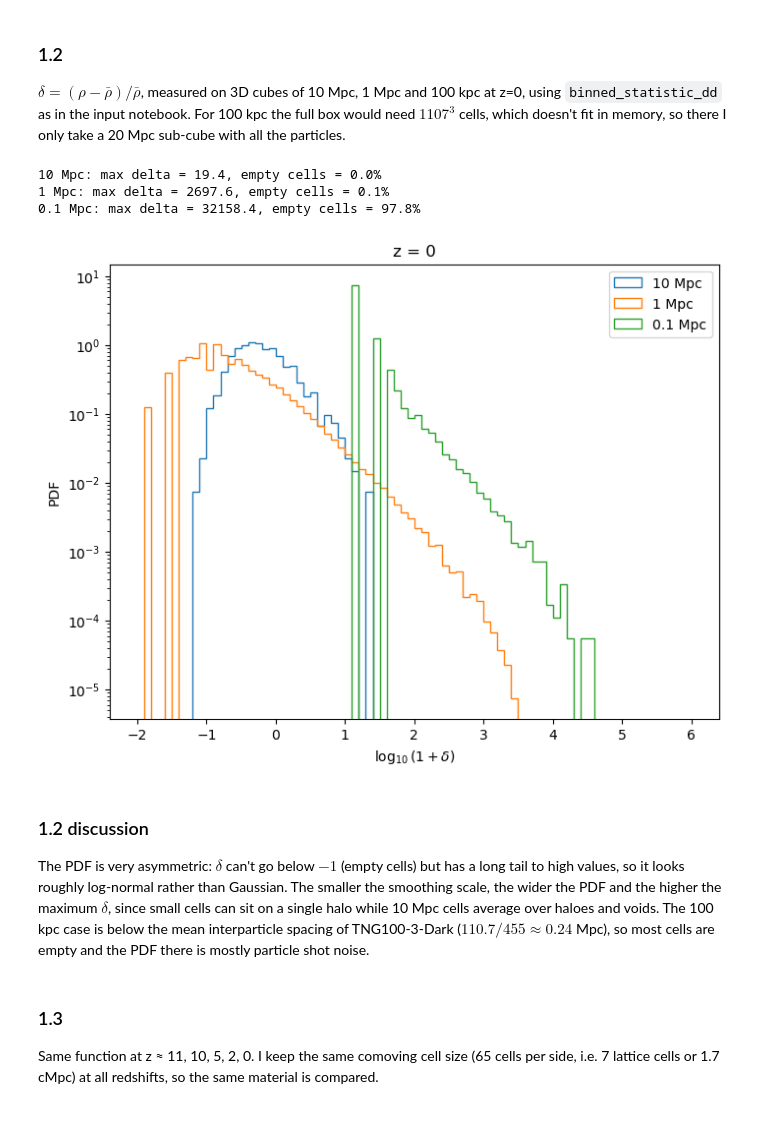
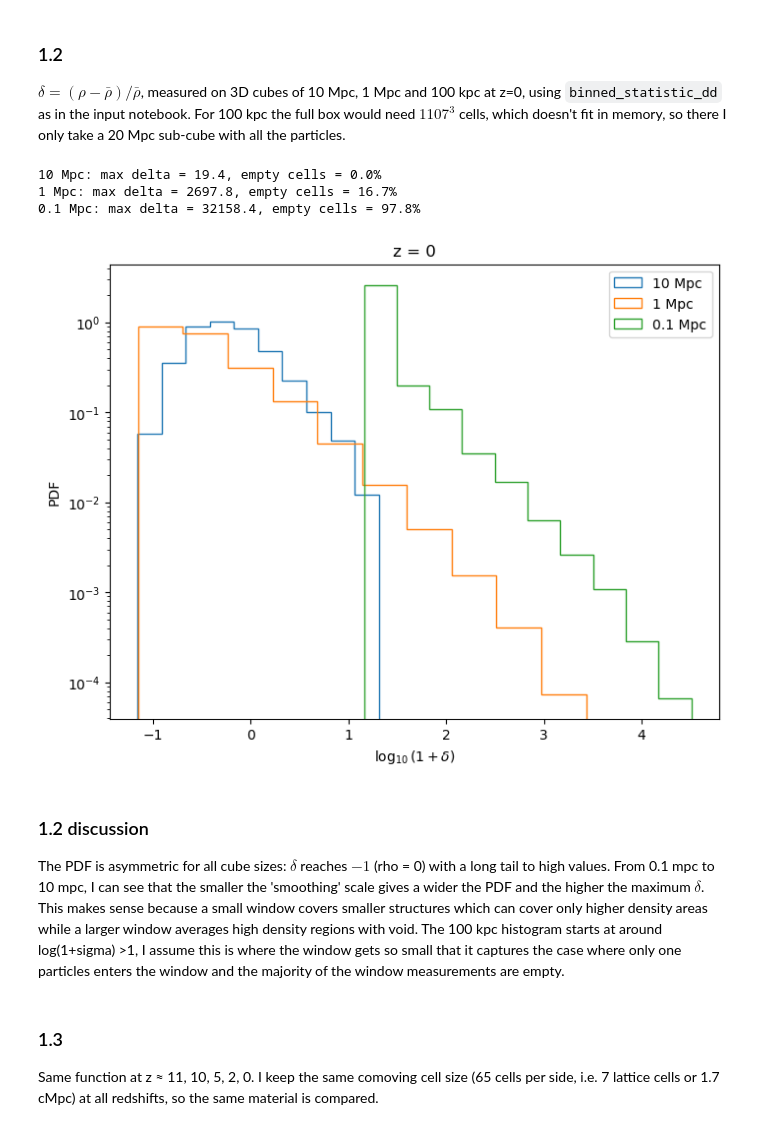
Before and after one commit to 2003cy/cosmology_block_course, a Jupyter notebook: ProblemSheet3_YangCheng.ipynb, the cells around one changed output. Saved outputs shown, nothing was run; the diff lists cells and outputs as text; code cells hidden in the pictures.

```diff
--- a/ProblemSheet3_YangCheng.ipynb
+++ b/ProblemSheet3_YangCheng.ipynb
@@ -112,44 +112,43 @@ $\delta = (\rho - \bar\rho)/\bar\rho$, measured on 3D cubes of 10 Mpc, 1 Mpc and
 # %%
 snap = 99
 header = il.groupcat.loadHeader(basePath, snap)
 a = header['Time']
 box = header['BoxSize'] * a / h / 1000             # Mpc
 
 Coordinates = il.snapshot.loadSubset(basePath, snap, partType=1, fields=['Coordinates']) * a / h / 1000
 rho_avg = len(Coordinates) * dm_mass / box**3
 
 def density_contrast(Coordinates, box, nbins, mass, rho_avg):
     counts = binned_statistic_dd(Coordinates, np.arange(len(Coordinates)), bins=nbins,
         range=[[0, box]] * 3, statistic='count')[0].flatten()
     rho = counts * mass / (box / nbins)**3
     return rho / rho_avg - 1
 
 deltas = {}
-for cell in [10, 1]:
-    deltas[cell] = density_contrast(Coordinates, box, int(box / cell), dm_mass, rho_avg)
+for cell, n_downsample in [(10, 100), (1, 5)]:
+    deltas[cell] = density_contrast(Coordinates[rng.random(len(Coordinates)) < 1 / n_downsample], box, int(box / cell),
+                                    dm_mass * n_downsample, rho_avg)
 
-#100 kpc on the whole box would be 1107^3 cells, too much memory, so only a 20 Mpc sub-cube
-sub = 20                                           # Mpc
+sub = 20 # for 100 kpc I manually use a subbox to compute bcs the memory exceeded 10GB for the entire box
 inside = np.all(Coordinates < sub, axis=1)
 deltas[0.1] = density_contrast(Coordinates[inside], sub, int(sub / 0.1), dm_mass, rho_avg)
 
-bins = np.linspace(-2, 6, 81)
 fig, ax = plt.subplots(figsize=(8, 6))
 for cell, delta in deltas.items():
-    ax.hist(np.log10(1 + delta[delta > -1]), bins=bins, density=True, histtype='step', label=f'{cell} Mpc')
+    ax.hist(np.log10(1 + delta[delta > -1]), density=True, histtype='step', label=f'{cell} Mpc')
     print(f'{cell} Mpc: max delta = {delta.max():.1f}, empty cells = {np.mean(delta == -1):.1%}')
 ax.set(xlabel=r'$\log_{10}(1+\delta)$', ylabel='PDF', yscale='log', title='z = 0')
 ax.legend()
 plt.show()
 # %% [output]
 10 Mpc: max delta = 19.4, empty cells = 0.0%
-1 Mpc: max delta = 2697.6, empty cells = 0.1%
+1 Mpc: max delta = 2697.8, empty cells = 16.7%
 0.1 Mpc: max delta = 32158.4, empty cells = 97.8%
-[figure, old version]
+[figure, new version]
 # %% [markdown]
 ### 1.2 discussion
 
-The PDF is very asymmetric: $\delta$ can't go below $-1$ (empty cells) but has a long tail to high values, so it looks roughly log-normal rather than Gaussian. The smaller the smoothing scale, the wider the PDF and the higher the maximum $\delta$, since small cells can sit on a single halo while 10 Mpc cells average over haloes and voids. The 100 kpc case is below the mean interparticle spacing of TNG100-3-Dark ($110.7/455 \approx 0.24$ Mpc), so most cells are empty and the PDF there is mostly particle shot noise.
+The PDF is asymmetric for all cube sizes: $\delta$ reaches $-1$ (rho = 0) with a long tail to high values. From 0.1 mpc to 10 mpc, I can see that the smaller the 'smoothing' scale gives a wider the PDF and the higher the maximum $\delta$. This makes sense because a small window covers smaller structures which can cover only higher density areas while a larger window averages high density regions with void. The 100 kpc histogram starts at around log(1+sigma) >1, I assume this is where the window gets so small that it captures the case where only one particles enters the window and the majority of the window measurements are empty.
 # %% [markdown]
 ### 1.3
 
```
Also changed, not shown: parts of 18 cells of this notebook.
